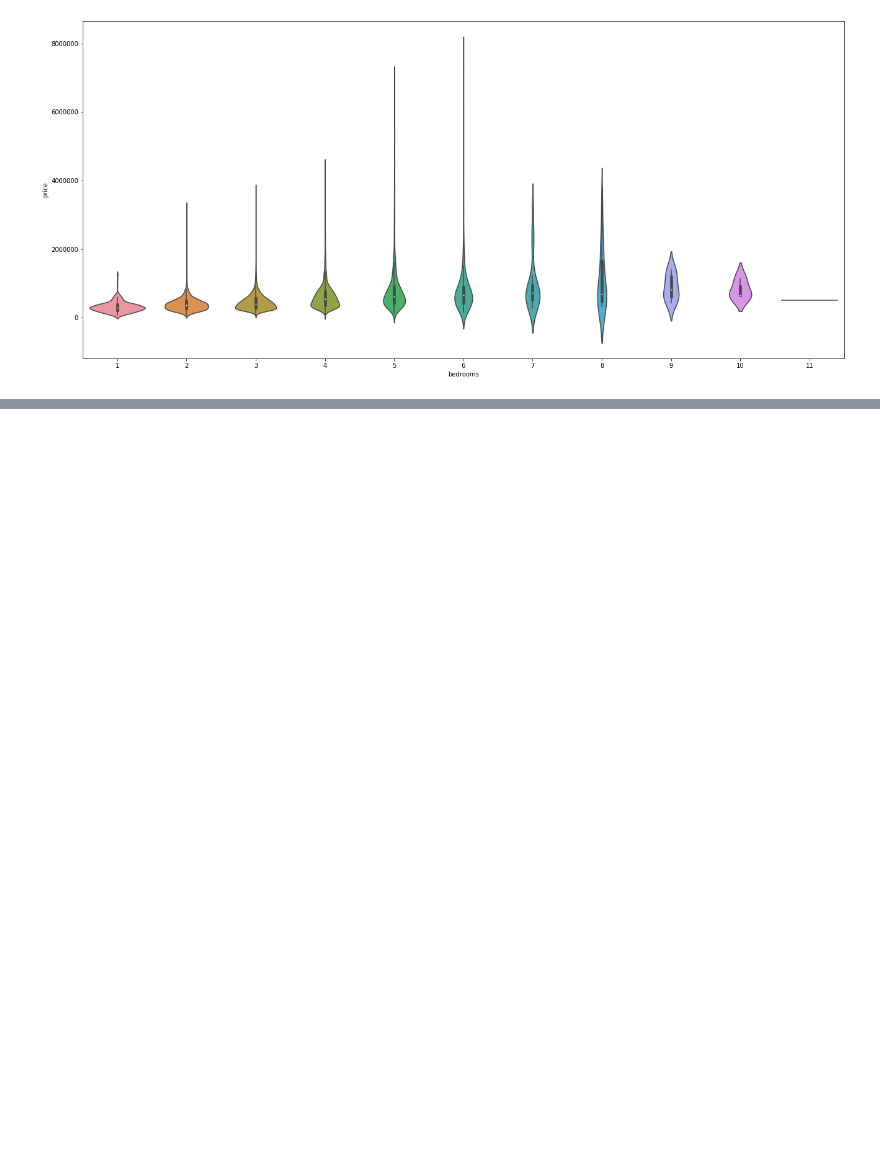
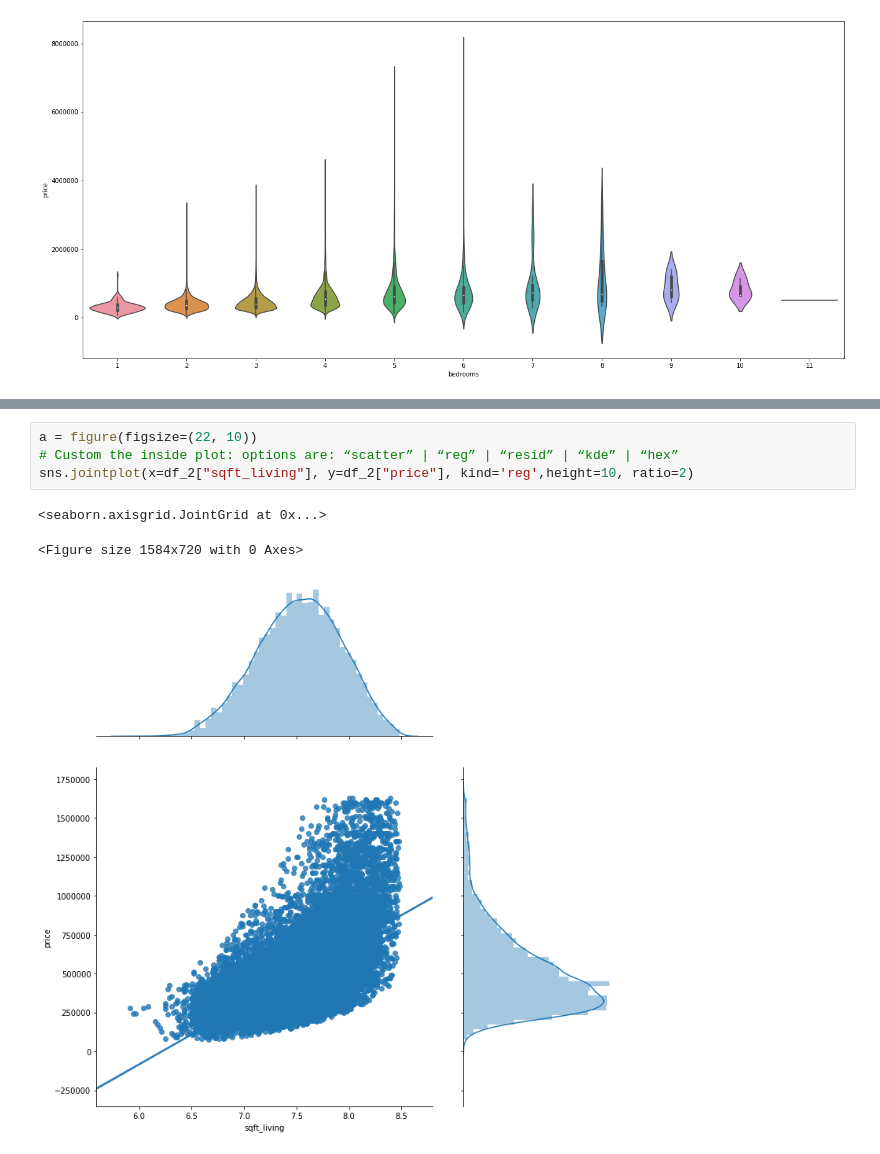
Before and after one commit to sezginisg/ksc, a Jupyter notebook: Sez.ipynb, the cells around one changed output, grey strips where cells are left out. Saved outputs shown, nothing was run; the diff lists cells and outputs as text; blank space fills up the shorter version.

```diff
--- a/Sez.ipynb
+++ b/Sez.ipynb
@@ -316,0 +335,8 @@ plt.show()
+# %%
+a = figure(figsize=(22, 10))
+# Custom the inside plot: options are: “scatter” | “reg” | “resid” | “kde” | “hex”
+sns.jointplot(x=df_2["sqft_living"], y=df_2["price"], kind='reg',height=10, ratio=2)
+# %% [output]
+<seaborn.axisgrid.JointGrid at 0x...>
+<Figure size 1584x720 with 0 Axes>
+[figure, added]
```
Also changed, not shown: parts of 2 cells of this notebook.
